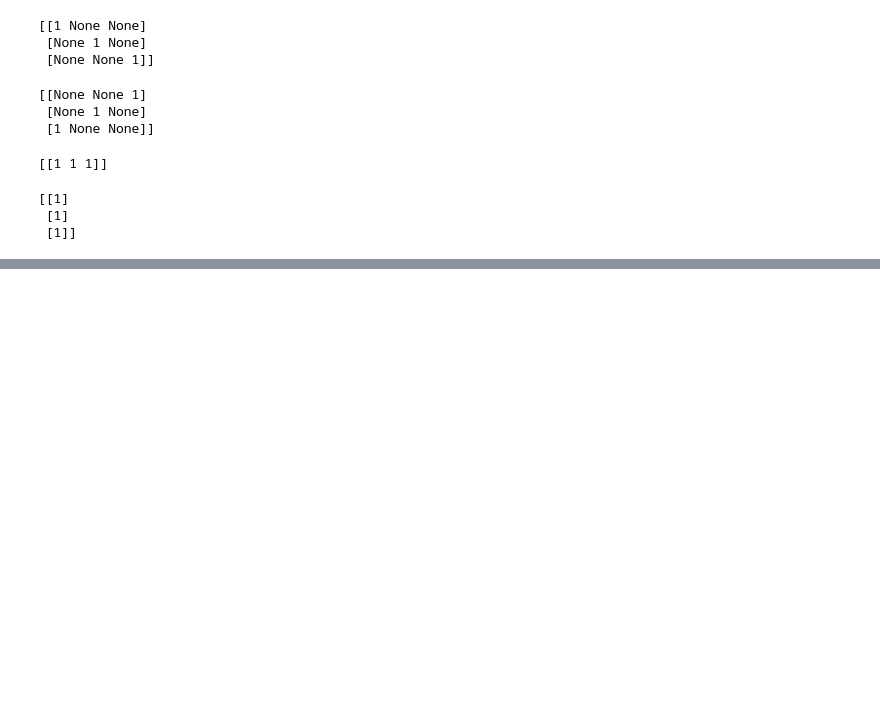
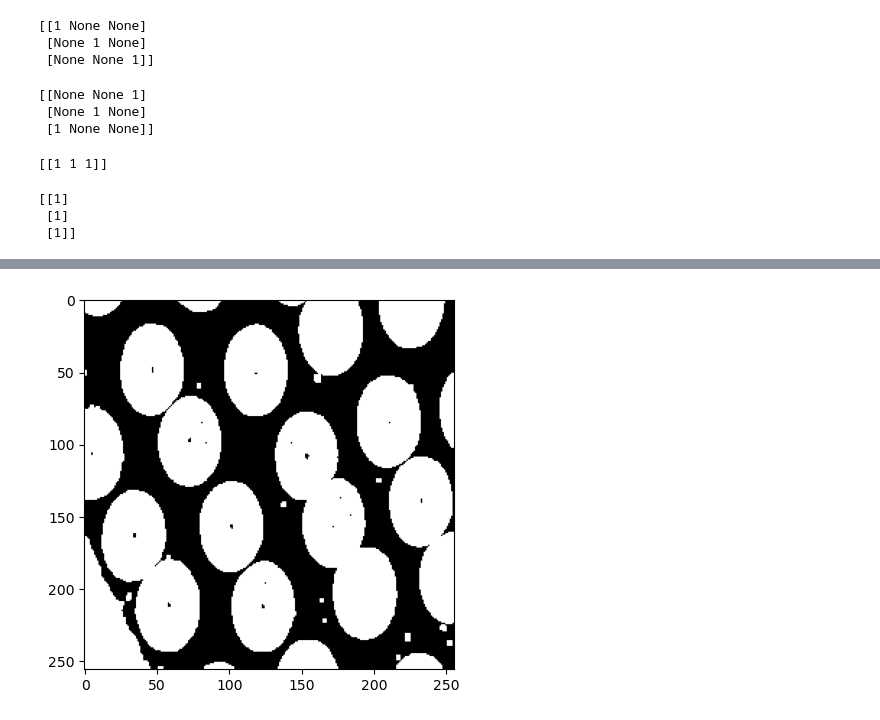
Before and after one commit to ImagenesYVision/Taller6, a Jupyter notebook: Taller6.ipynb, the cells around one changed output, grey strips where cells are left out. Drawn from its saved outputs; the diff is of its cells as text; code cells hidden in the pictures; blank space fills up the shorter version.

```diff
--- a/Taller6.ipynb
+++ b/Taller6.ipynb
@@ -248,0 +271,6 @@ plt.show()
+# %%
+sic_dilatado = dilation(neg, footprint=footprint_rectangle((3,3)))
+plt.imshow(sic_dilatado, cmap="gray")
+plt.show()
+# %% [output]
+[figure, added]
```
Also changed, not shown: parts of 17 cells of this notebook.
